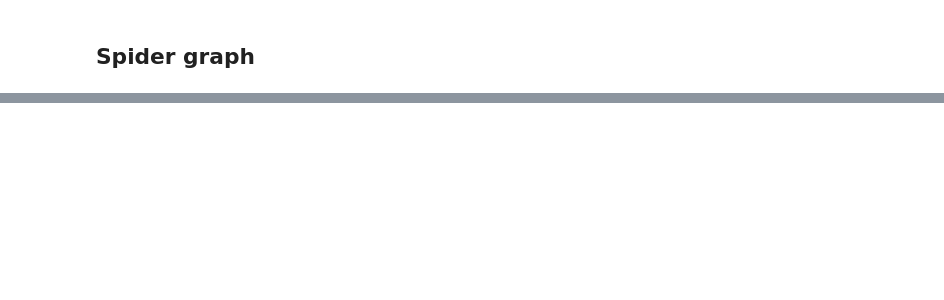
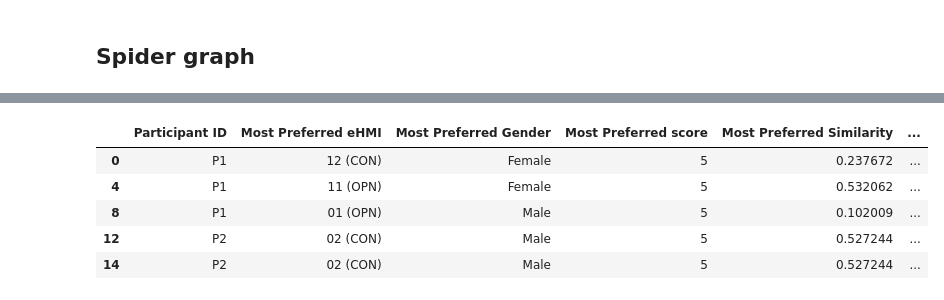
Before and after one commit to hiimmuc/EXP02-Voice, a Jupyter notebook: ExpDataAnalyze/dataAnalyze.ipynb, the cells around one changed output, grey strips where cells are left out. Cells and saved outputs as stored; diff of their text form; code cells hidden in the pictures; blank space fills up the shorter version.

```diff
--- a/ExpDataAnalyze/dataAnalyze.ipynb
+++ b/ExpDataAnalyze/dataAnalyze.ipynb
@@ -2303,0 +1845,83 @@ Charts saved to './output/figures/spider_charts/participant_gender/'
+# %%
+# list to store results
+similarity_results = []
+
+for participant_id in analysis_df["Participant ID"].unique():
+    # Get participant data
+    participant_data = analysis_df[analysis_df["Participant ID"] == participant_id]
+
+    # Skip if no data for this participant
+    if len(participant_data) == 0:
+        continue
+
+    # if eHMI ID is one digit, add leading zero
+    # participant_data['eHMI_ID'] = participant_data['eHMI_ID'].apply(lambda x: f"{int(x):02d}")
+
+    participant_tipi = participant_data[tipi_cols].iloc[0].values
+
+    # Find most preferred eHMI(s) (highest Overall score)
+    max_score = participant_data["Overall"].max()
+    most_preferred_rows = participant_data[participant_data["Overall"] == max_score]
+
+    # Find least preferred eHMI(s) (lowest Overall score)
+    min_score = participant_data["Overall"].min()
+    least_preferred_rows = participant_data[participant_data["Overall"] == min_score]
+
+    # Process
+    for _, most_preferred in most_preferred_rows.iterrows():
+        for _, least_preferred in least_preferred_rows.iterrows():
+            # using label
+            most_preferred_personality = most_preferred[label_cols].values
+            least_preferred_personality = least_preferred[label_cols].values
+
+            # calculate similarity
+            most_preferred_similarity = cosine_similarity(
+                normalize_tipi(participant_tipi), normalize_label(most_preferred_personality)
+            )
+            least_preferred_similarity = cosine_similarity(
+                normalize_tipi(participant_tipi), normalize_label(least_preferred_personality)
+            )
+
+            # most preferred id
+            most_preferred_eHMI_id = f"{most_preferred['eHMI_ID']:02d} ({most_preferred['Type']})"
+            least_preferred_eHMI_id = (
+                f"{least_preferred['eHMI_ID']:02d} ({least_preferred['Type']})"
+            )
+
+            result = {
+                "Participant ID": participant_id,
+                "Most Preferred eHMI": most_preferred_eHMI_id,
+                "Most Preferred Gender": most_preferred["eHMI Gender"],
+                "Most Preferred score": most_preferred["Overall"],
+                "Most Preferred Similarity": most_preferred_similarity,
+                "Least Preferred eHMI": least_preferred_eHMI_id,
+                "Least Preferred Gender": least_preferred["eHMI Gender"],
+                "Least Preferred score": least_preferred["Overall"],
+                "Least Preferred Similarity": least_preferred_similarity,
+            }
+
+            # Add participant TIPI values
+            for i, trait in enumerate(tipi_cols):
+                result[trait] = participant_tipi[i]
+
+            # Add most preferred Label values
+            for i, trait in enumerate(label_cols):
+                result[f"{trait} (Most)"] = most_preferred_personality[i]
+
+            # Add least preferred Label values
+            for i, trait in enumerate(label_cols):
+                result[f"{trait} (Least)"] = least_preferred_personality[i]
+
+            similarity_results.append(result)
+
+# Convert results to DataFrame
+similarity_df = pd.DataFrame(similarity_results).drop_duplicates()
+similarity_df.to_excel("./output/processed_data/personality_similarity_label.xlsx", index=False)
+similarity_df.head()
+# %% [output]
+|  | Participant ID | Most Preferred eHMI | Most Preferred Gender | Most Preferred score | Most Preferred Similarity | ... |
+| 0 | P1 | 12 (CON) | Female | 5 | 0.237672 | ... |
+| 4 | P1 | 11 (OPN) | Female | 5 | 0.532062 | ... |
+| 8 | P1 | 01 (OPN) | Male | 5 | 0.102009 | ... |
+| 12 | P2 | 02 (CON) | Male | 5 | 0.527244 | ... |
+| 14 | P2 | 02 (CON) | Male | 5 | 0.527244 | ... |
```
Also changed, not shown: parts of 29 cells of this notebook, 5 other files.
